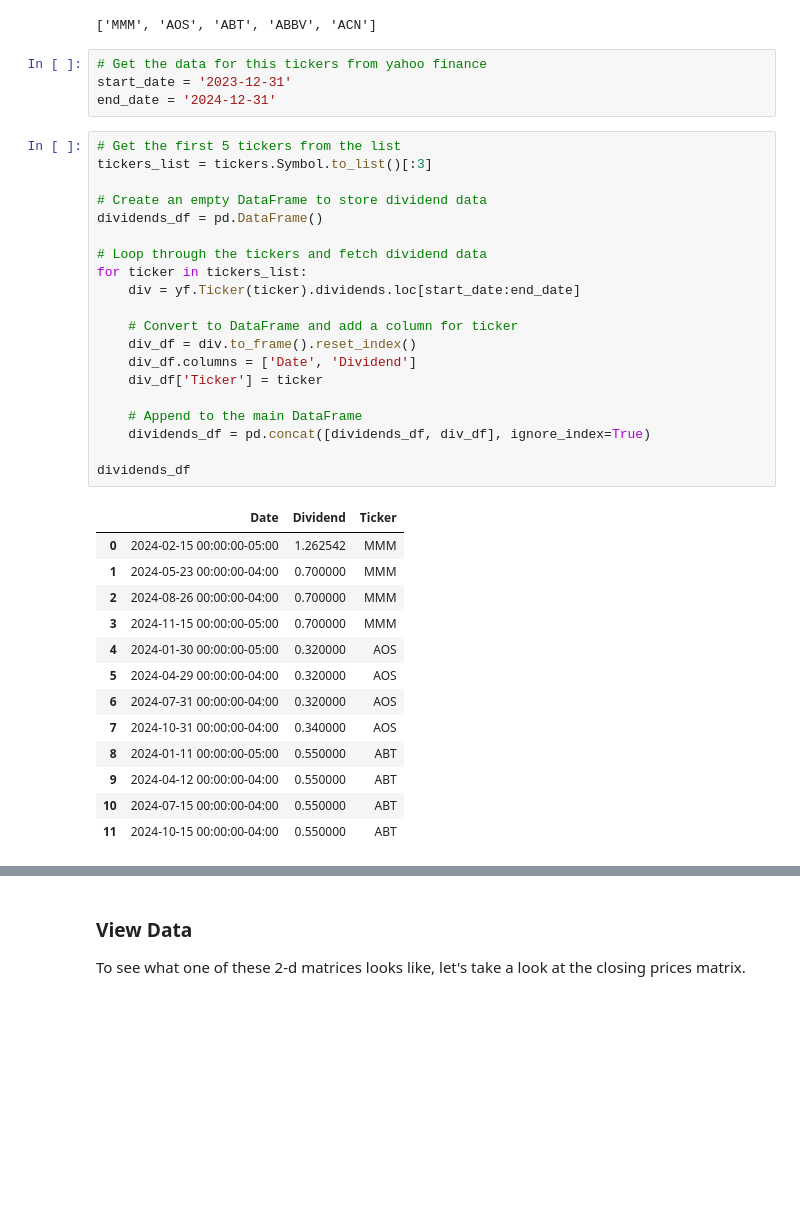
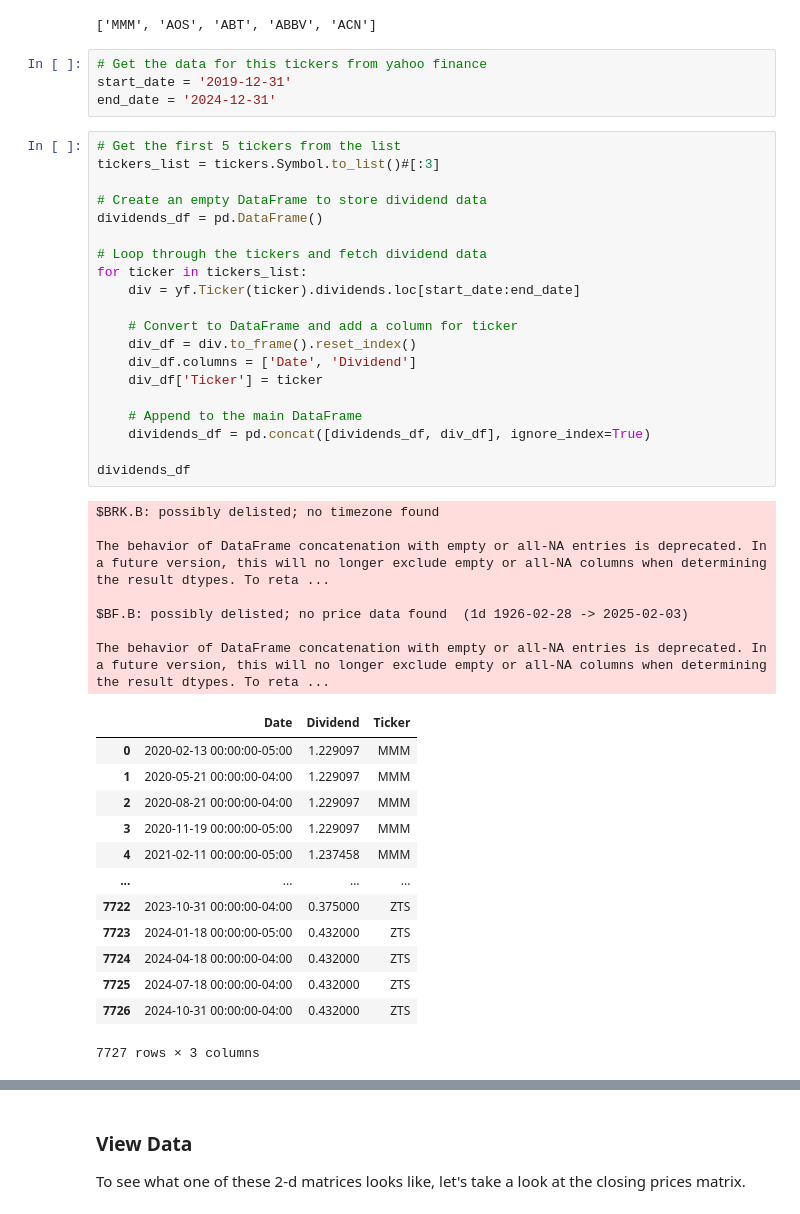
Before and after one commit to martinescobars/portfolio-optimization, a Jupyter notebook: portfolio-optimization.ipynb, the cells around one changed output, grey strips where cells are left out. Saved outputs shown, nothing was run; the diff lists cells and outputs as text; blank space fills up the shorter version.

```diff
--- a/portfolio-optimization.ipynb
+++ b/portfolio-optimization.ipynb
@@ -79,39 +79,46 @@ tickers.Symbol.to_list()[:5]
 ['MMM', 'AOS', 'ABT', 'ABBV', 'ACN']
 # %%
 # Get the data for this tickers from yahoo finance
-start_date = '2023-12-31'
+start_date = '2019-12-31'
 end_date = '2024-12-31'
 # %%
 # Get the first 5 tickers from the list
-tickers_list = tickers.Symbol.to_list()[:3]
+tickers_list = tickers.Symbol.to_list()#[:3]
 
 # Create an empty DataFrame to store dividend data
 dividends_df = pd.DataFrame()
 
 # Loop through the tickers and fetch dividend data
 for ticker in tickers_list:
     div = yf.Ticker(ticker).dividends.loc[start_date:end_date]
 
     # Convert to DataFrame and add a column for ticker
     div_df = div.to_frame().reset_index()
     div_df.columns = ['Date', 'Dividend']
     div_df['Ticker'] = ticker
 
     # Append to the main DataFrame
     dividends_df = pd.concat([dividends_df, div_df], ignore_index=True)
 
 dividends_df
 # %% [output]
+$BRK.B: possibly delisted; no timezone found
+
+The behavior of DataFrame concatenation with empty or all-NA entries is deprecated. In a future version, this will no longer exclude empty or all-NA columns when determining the result dtypes. To reta ...
+
+$BF.B: possibly delisted; no price data found  (1d 1926-02-28 -> 2025-02-03)
+
+The behavior of DataFrame concatenation with empty or all-NA entries is deprecated. In a future version, this will no longer exclude empty or all-NA columns when determining the result dtypes. To reta ...
 |  | Date | Dividend | Ticker |
-| 0 | 2024-02-15 00:00:00-05:00 | 1.262542 | MMM |
-| 1 | 2024-05-23 00:00:00-04:00 | 0.700000 | MMM |
-| 2 | 2024-08-26 00:00:00-04:00 | 0.700000 | MMM |
-| 3 | 2024-11-15 00:00:00-05:00 | 0.700000 | MMM |
-| 4 | 2024-01-30 00:00:00-05:00 | 0.320000 | AOS |
-| 5 | 2024-04-29 00:00:00-04:00 | 0.320000 | AOS |
-| 6 | 2024-07-31 00:00:00-04:00 | 0.320000 | AOS |
-| 7 | 2024-10-31 00:00:00-04:00 | 0.340000 | AOS |
-| 8 | 2024-01-11 00:00:00-05:00 | 0.550000 | ABT |
-| 9 | 2024-04-12 00:00:00-04:00 | 0.550000 | ABT |
-| 10 | 2024-07-15 00:00:00-04:00 | 0.550000 | ABT |
-| 11 | 2024-10-15 00:00:00-04:00 | 0.550000 | ABT |
+| 0 | 2020-02-13 00:00:00-05:00 | 1.229097 | MMM |
+| 1 | 2020-05-21 00:00:00-04:00 | 1.229097 | MMM |
+| 2 | 2020-08-21 00:00:00-04:00 | 1.229097 | MMM |
+| 3 | 2020-11-19 00:00:00-05:00 | 1.229097 | MMM |
+| 4 | 2021-02-11 00:00:00-05:00 | 1.237458 | MMM |
+| ... | ... | ... | ... |
+| 7722 | 2023-10-31 00:00:00-04:00 | 0.375000 | ZTS |
+| 7723 | 2024-01-18 00:00:00-05:00 | 0.432000 | ZTS |
+| 7724 | 2024-04-18 00:00:00-04:00 | 0.432000 | ZTS |
+| 7725 | 2024-07-18 00:00:00-04:00 | 0.432000 | ZTS |
+| 7726 | 2024-10-31 00:00:00-04:00 | 0.432000 | ZTS |
+7727 rows × 3 columns
```
Also changed, not shown: parts of 43 cells of this notebook, 1 other file.
